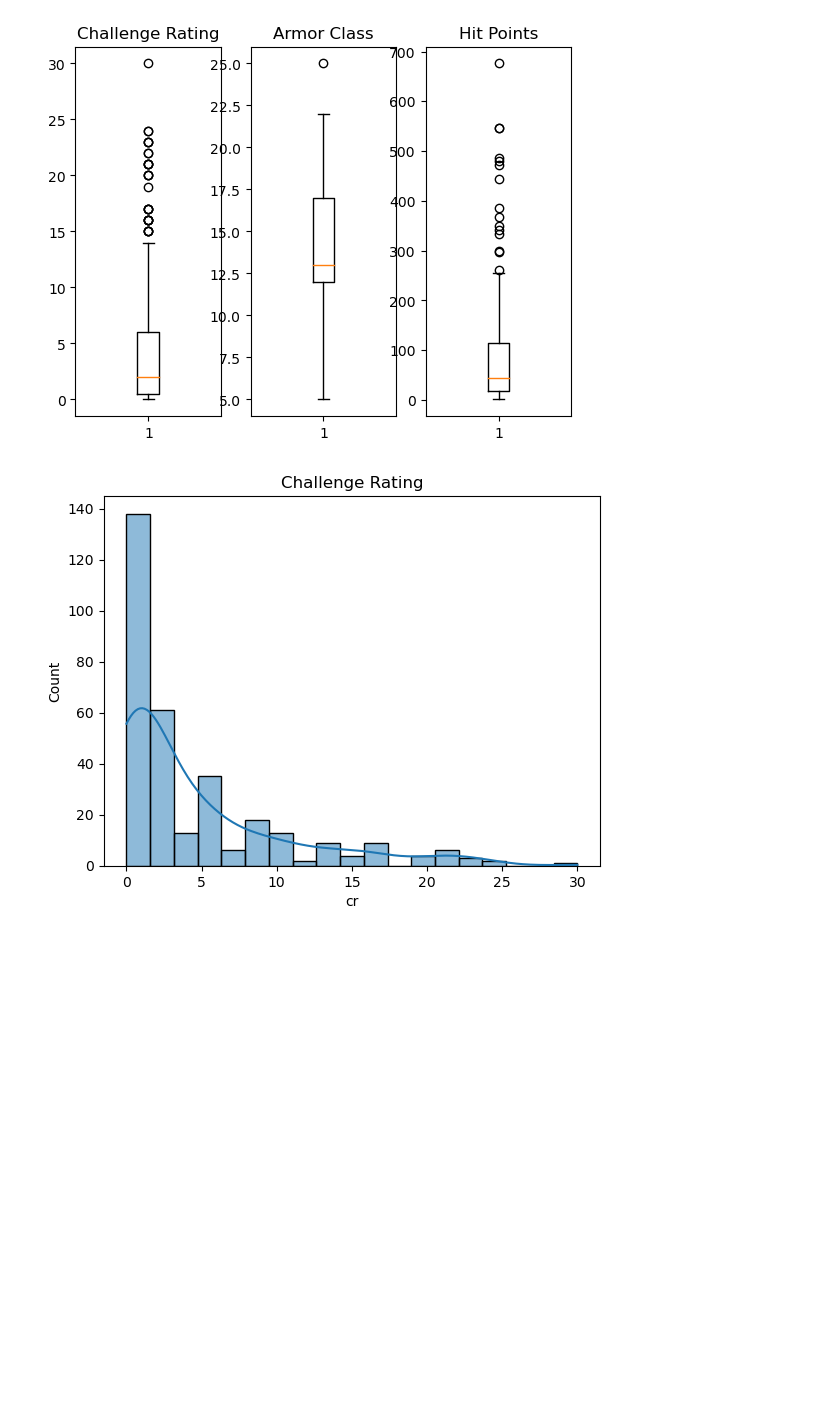
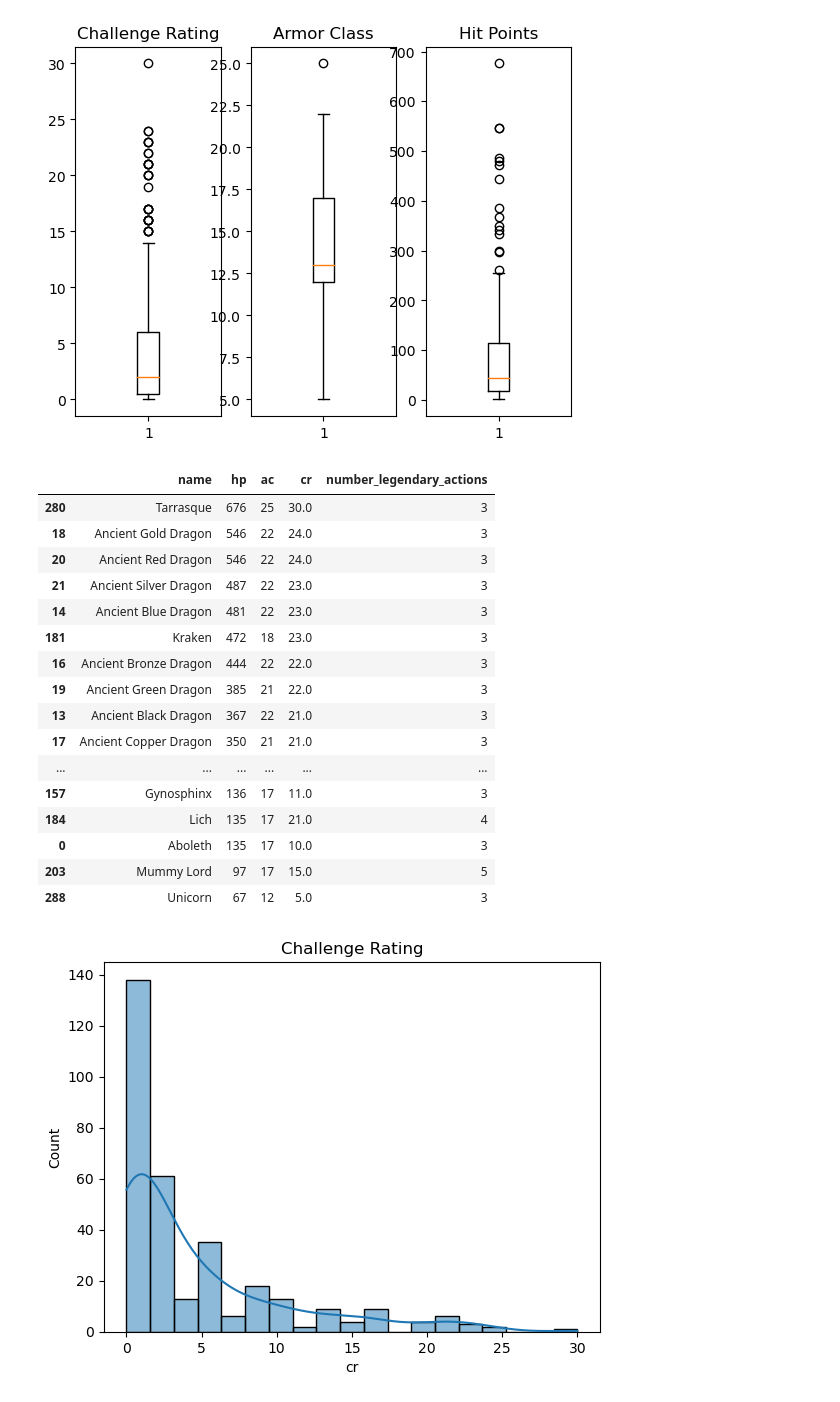
Before and after one commit to odelmas-sci/assign-4-cleaning-data-checkpoint, a Jupyter notebook: checkpoint-three.ipynb, the cells around one changed output. Cells and saved outputs as stored; diff of their text form; code cells hidden in the pictures; blank space fills up the shorter version.

```diff
--- a/checkpoint-three.ipynb
+++ b/checkpoint-three.ipynb
@@ -166,6 +175,30 @@ min      0.000000    5.000000    1.000000
 max     30.000000   25.000000  676.000000
 Text(0.5, 1.0, 'Challenge Rating')
 [figure]
+# %%
+#highest hit points are associated with legendary creatures (those that have legendary actions are legendary creatures)
+high_hit_points = monsters_df.loc[monsters_df['number_legendary_actions'] > 0,
+                                  ('name', 'hp', 'ac', 'cr', 'number_legendary_actions')].sort_values('hp', ascending = False)
+
+high_hit_points
+# %% [output]
+|  | name | hp | ac | cr | number_legendary_actions |
+| 280 | Tarrasque | 676 | 25 | 30.0 | 3 |
+| 18 | Ancient Gold Dragon | 546 | 22 | 24.0 | 3 |
+| 20 | Ancient Red Dragon | 546 | 22 | 24.0 | 3 |
+| 21 | Ancient Silver Dragon | 487 | 22 | 23.0 | 3 |
+| 14 | Ancient Blue Dragon | 481 | 22 | 23.0 | 3 |
+| 181 | Kraken | 472 | 18 | 23.0 | 3 |
+| 16 | Ancient Bronze Dragon | 444 | 22 | 22.0 | 3 |
+| 19 | Ancient Green Dragon | 385 | 21 | 22.0 | 3 |
+| 13 | Ancient Black Dragon | 367 | 22 | 21.0 | 3 |
+| 17 | Ancient Copper Dragon | 350 | 21 | 21.0 | 3 |
+| ... | ... | ... | ... | ... | ... |
+| 157 | Gynosphinx | 136 | 17 | 11.0 | 3 |
+| 184 | Lich | 135 | 17 | 21.0 | 4 |
+| 0 | Aboleth | 135 | 17 | 10.0 | 3 |
+| 203 | Mummy Lord | 97 | 17 | 15.0 | 5 |
+| 288 | Unicorn | 67 | 12 | 5.0 | 3 |
 # %%
 cr_hist = sns.histplot(x = 'cr', data = monsters_df, kde = True).set_title('Challenge Rating')
 plt.show()
```
Also changed, not shown: parts of 5 cells of this notebook.
